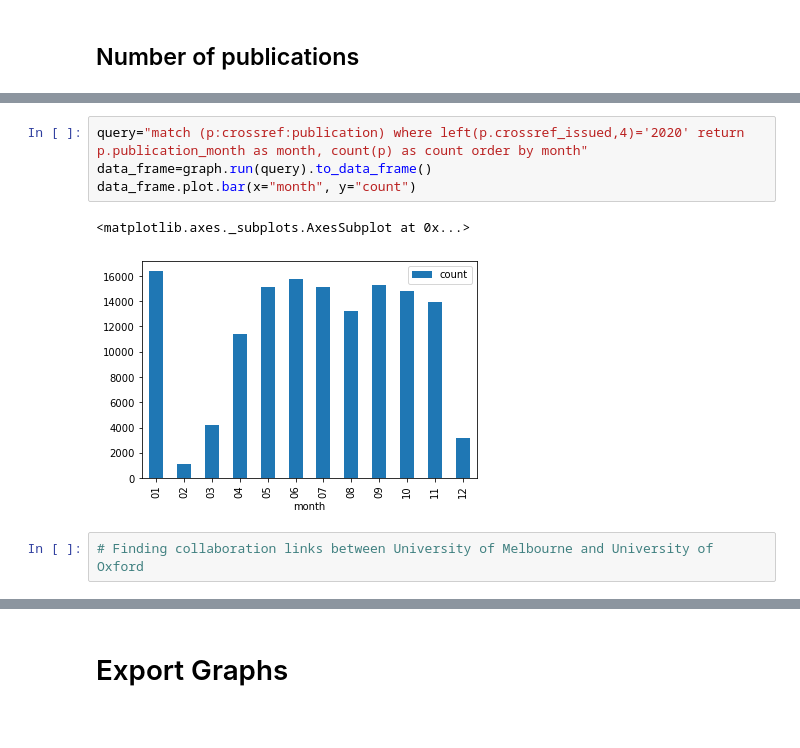
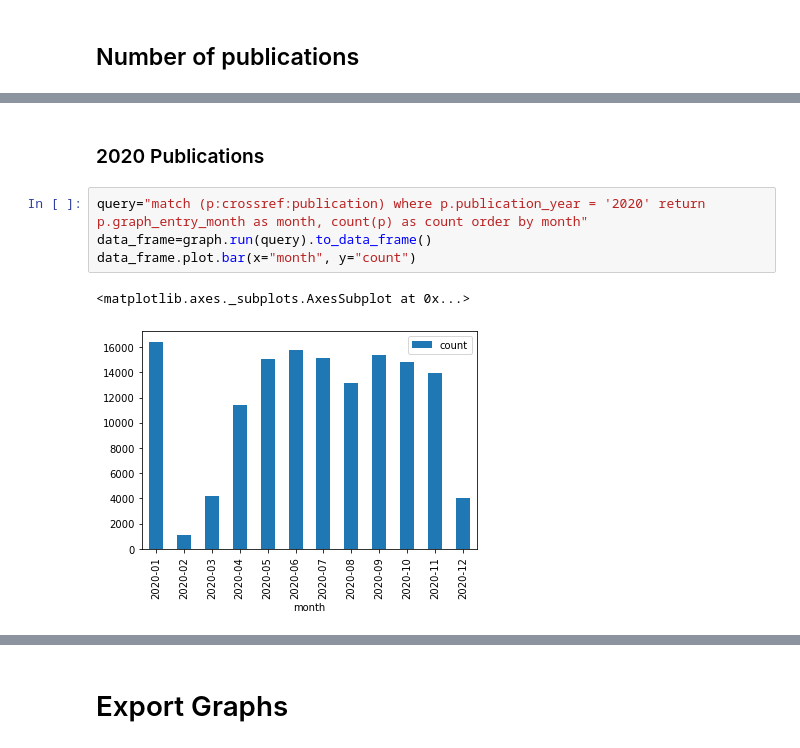
Before and after one commit to researchgraph/orcid-webinar-2021-demo, a Jupyter notebook: neo4j-to-gephi.ipynb, the cells around one changed output, grey strips where cells are left out. Cells and saved outputs as stored; diff of their text form.

```diff
--- a/neo4j-to-gephi.ipynb
+++ b/neo4j-to-gephi.ipynb
@@ -66,12 +66,12 @@ data_frame
 | 12 | 2010 | 195 |
 | 13 | 2009 | 233 |
 | 14 | 2008 | 266 |
+# %% [markdown]
+### 2020 Publications
 # %%
-query="match (p:crossref:publication) where left(p.crossref_issued,4)='2020' return p.publication_month as month, count(p) as count order by month"
+query="match (p:crossref:publication) where p.publication_year = '2020' return p.graph_entry_month as month, count(p) as count order by month"
 data_frame=graph.run(query).to_data_frame()
 data_frame.plot.bar(x="month", y="count")
 # %% [output]
 <matplotlib.axes._subplots.AxesSubplot at 0x...>
-[figure, old version]
+[figure, new version]
-# %%
-# Finding collaboration links between University of Melbourne and University of Oxford
```
Also changed, not shown: parts of 14 cells of this notebook.
